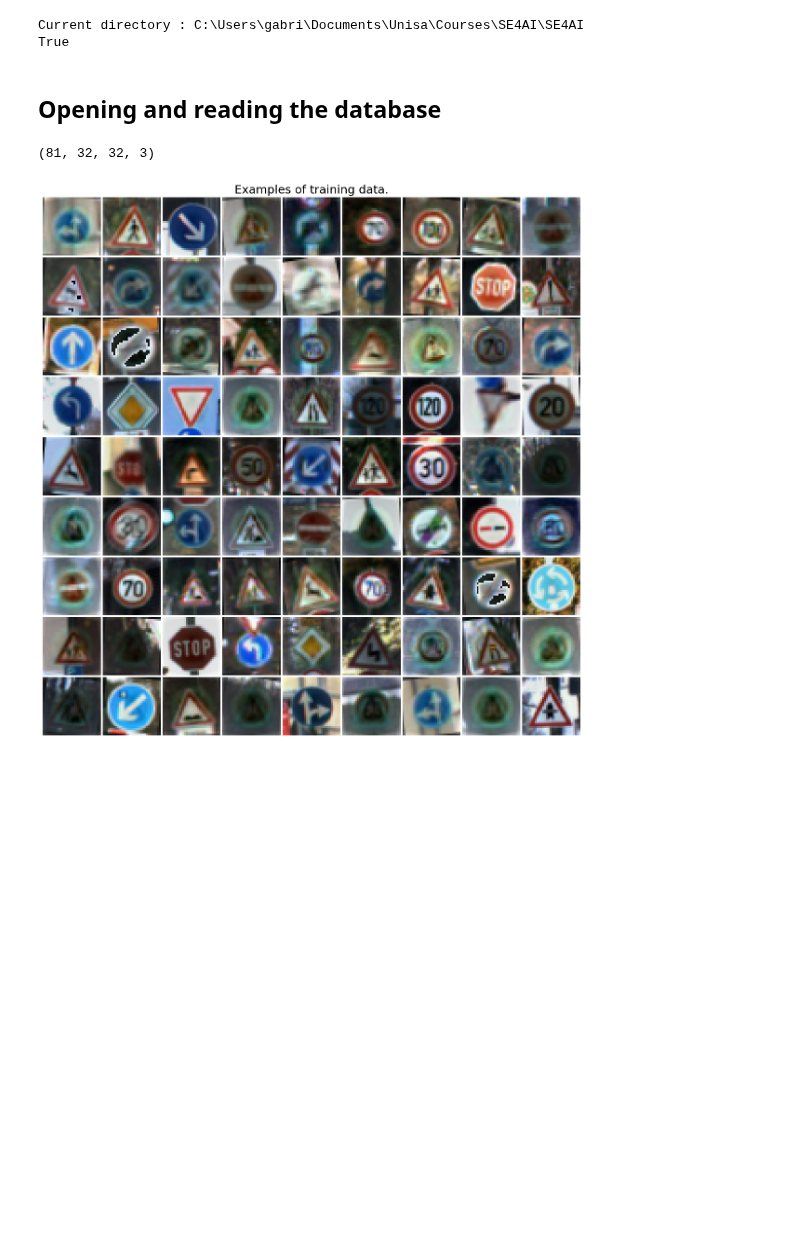
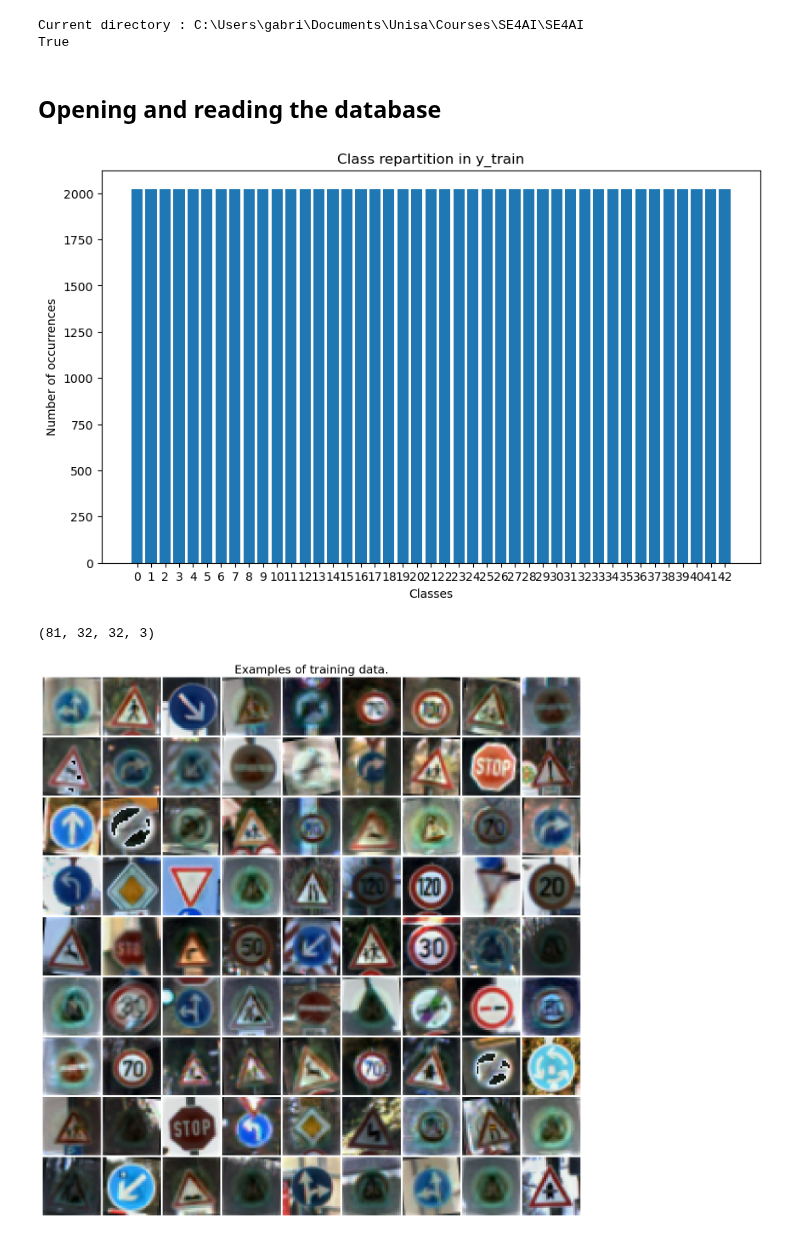
Before and after one commit to KarlFreiwald/SE4AI, a Jupyter notebook: DataPreprocessing.ipynb, the cells around one changed output. Saved outputs shown, nothing was run; the diff lists cells and outputs as text; code cells hidden in the pictures; blank space fills up the shorter version.

Commit message:
checking class repartition in training data

```diff
--- a/DataPreprocessing.ipynb
+++ b/DataPreprocessing.ipynb
@@ -63,6 +63,19 @@ save_data_pickle(data['y_validation'], "../SE4AI_data/y_val.pickle")
 # %%
 # Opening the files
 x_train, y_train, x_val, y_val, x_test, y_test = load_data_from_pickle()
+# %%
+#Checking the repartition within training data
+unique, counts = np.unique(y_train, return_counts=True)
+# Historgramm
+plt.figure(figsize=(10, 6))
+plt.bar(unique, counts, tick_label=unique)
+plt.xlabel('Classes')
+plt.ylabel('Number of occurrences')
+plt.title('Class repartition in y_train')
+plt.show()
+# The training data is perfectly balanced
+# %% [output]
+[figure, added]
 # %%
 # Visualizing some examples of training data
 examples = x_train[:81, :, :, :]
```
